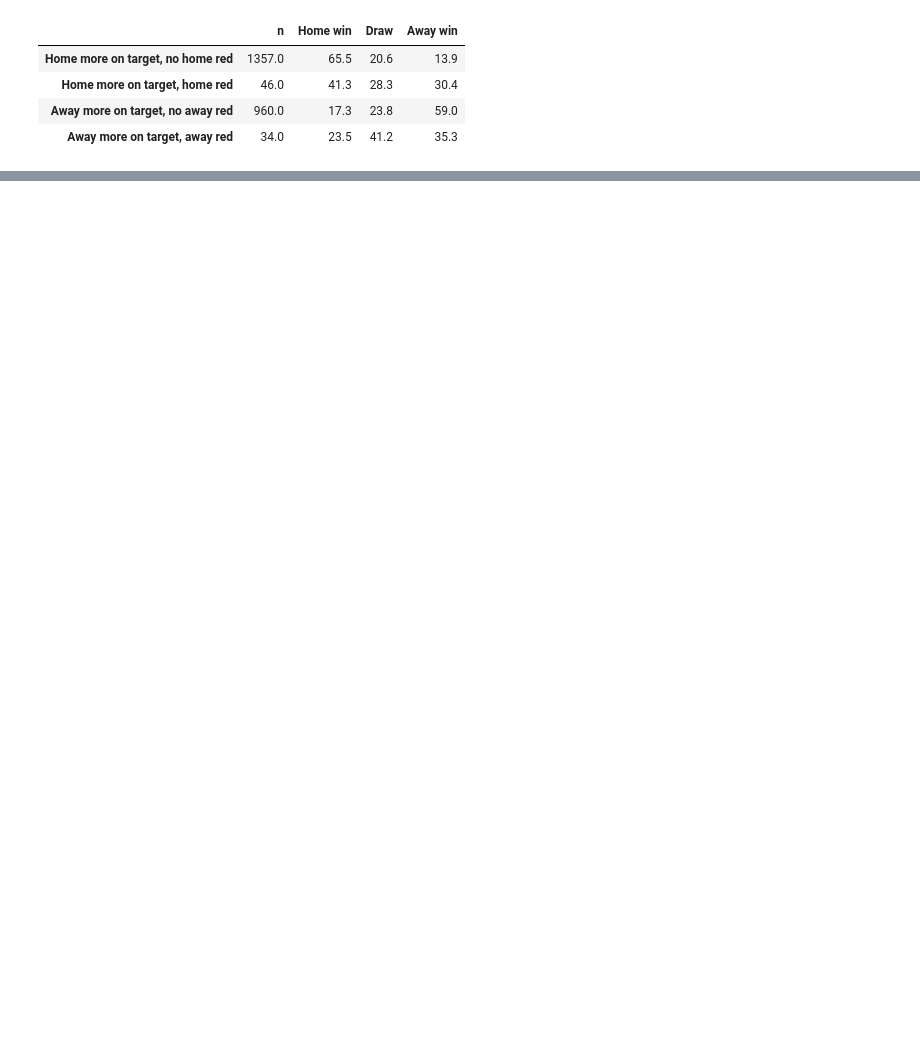
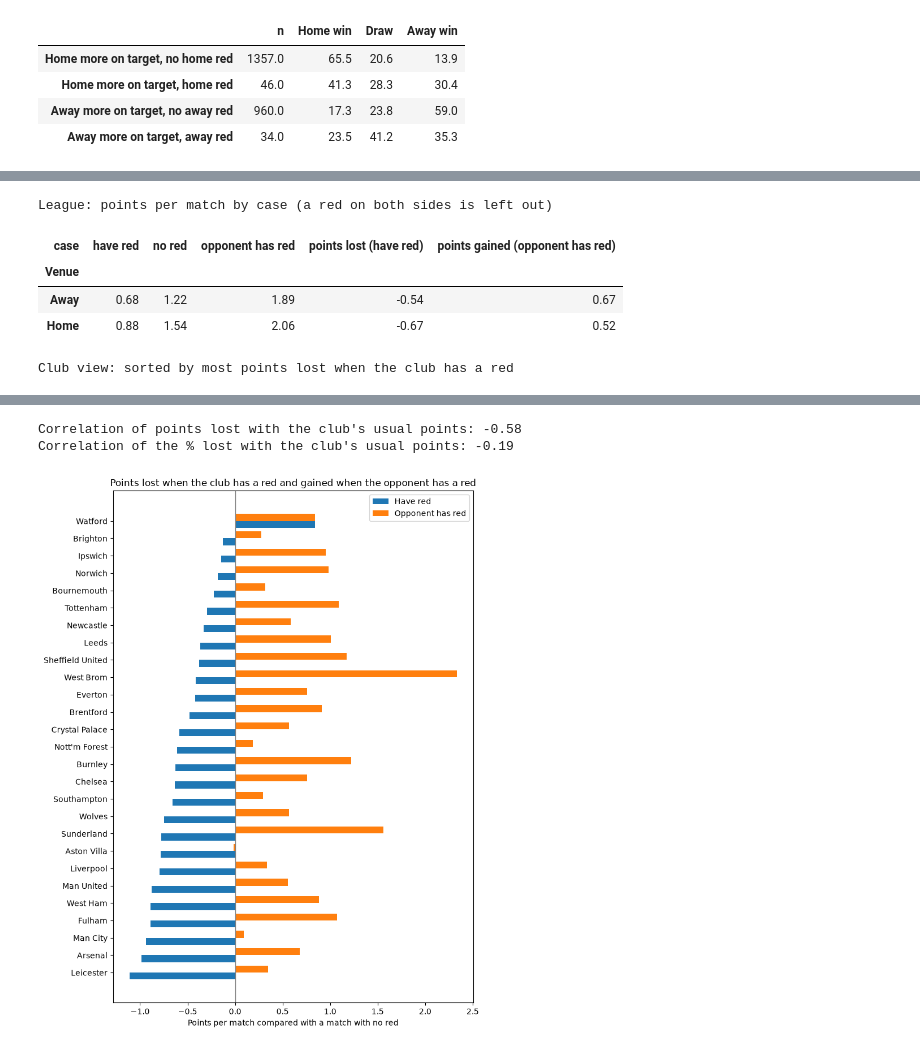
Before and after one commit to kkathait/D501_Final_Project, a Jupyter notebook: red_and_shots.ipynb, the cells around one changed output, grey strips where cells are left out. Drawn from its saved outputs; the diff is of its cells as text; code cells hidden in the pictures; blank space fills up the shorter version.

```diff
--- a/red_and_shots.ipynb
+++ b/red_and_shots.ipynb
@@ -157,0 +372,67 @@ table.round(1)
+# %%
+# Have red vs opponent has red vs no red, per club (a red on both sides is left out)
+home = pd.DataFrame({
+    "Team": df["HomeTeam"], "Venue": "Home",
+    "own": df["HR"] > 0, "opp": df["AR"] > 0,
+    "pts": df["FTR"].map({"H": 3, "D": 1, "A": 0}),
+})
+away = pd.DataFrame({
+    "Team": df["AwayTeam"], "Venue": "Away",
+    "own": df["AR"] > 0, "opp": df["HR"] > 0,
+    "pts": df["FTR"].map({"A": 3, "D": 1, "H": 0}),
+})
+mm = pd.concat([home, away], ignore_index=True)
+mm = mm[~(mm["own"] & mm["opp"])]
+mm["case"] = "no red"
+mm.loc[mm["own"], "case"] = "have red"
+mm.loc[mm["opp"], "case"] = "opponent has red"
+
+# League view: home vs away
+lg = mm.pivot_table(index="Venue", columns="case", values="pts", aggfunc="mean")
+lg["points lost (have red)"] = lg["have red"] - lg["no red"]
+lg["points gained (opponent has red)"] = lg["opponent has red"] - lg["no red"]
+print("League: points per match by case (a red on both sides is left out)")
+display(lg.round(2))
+
+# Club view
+pts = mm.pivot_table(index="Team", columns="case", values="pts", aggfunc="mean")
+cnt = mm.pivot_table(index="Team", columns="case", values="pts", aggfunc="size")
+net = pd.DataFrame({
+    "have red matches": cnt["have red"],
+    "opponent has red matches": cnt["opponent has red"],
+    "points, no red": pts["no red"],
+    "points lost (have red)": pts["have red"] - pts["no red"],
+    "points gained (opponent has red)": pts["opponent has red"] - pts["no red"],
+}).dropna()
+net["lost as % of usual"] = net["points lost (have red)"] / net["points, no red"] * 100
+net["net effect"] = net["points lost (have red)"] + net["points gained (opponent has red)"]
+net = net.sort_values("points lost (have red)")
+print("\nClub view: sorted by most points lost when the club has a red")
+display(net.round(2))
+
+# Does the loss just follow how good the club normally is?
+r = net["points lost (have red)"].corr(net["points, no red"])
+r_rel = net["lost as % of usual"].corr(net["points, no red"])
+print(f"Correlation of points lost with the club's usual points: {r:.2f}")
+print(f"Correlation of the % lost with the club's usual points: {r_rel:.2f}")
+
+# Chart: points lost vs points gained per club
+fig, ax = plt.subplots(figsize=(8, 10))
+yy = range(len(net))
+ax.barh([i - 0.2 for i in yy], net["points lost (have red)"], height=0.4, label="Have red")
+ax.barh([i + 0.2 for i in yy], net["points gained (opponent has red)"], height=0.4, label="Opponent has red")
+ax.axvline(0, color="gray", lw=1)
+ax.set_yticks(list(yy))
+ax.set_yticklabels(net.index)
+ax.set_xlabel("Points per match compared with a match with no red")
+ax.set_title("Points lost when the club has a red and gained when the opponent has a red")
+ax.legend()
+fig.tight_layout()
+plt.show()
+# %% [output]
+League: points per match by case (a red on both sides is left out)
+| case | have red | no red | opponent has red | points lost (have red) | points gained (opponent has red) |
+| Venue |  |  |  |  |  |
+| Away | 0.68 | 1.22 | 1.89 | -0.54 | 0.67 |
+| Home | 0.88 | 1.54 | 2.06 | -0.67 | 0.52 |
+Club view: sorted by most points lost when the club has a red
@@ -157,0 +457,3 @@ table.round(1)
+Correlation of points lost with the club's usual points: -0.58
+Correlation of the % lost with the club's usual points: -0.19
+[figure, added]
```
Also changed, not shown: parts of 26 cells of this notebook, 3 other files.
